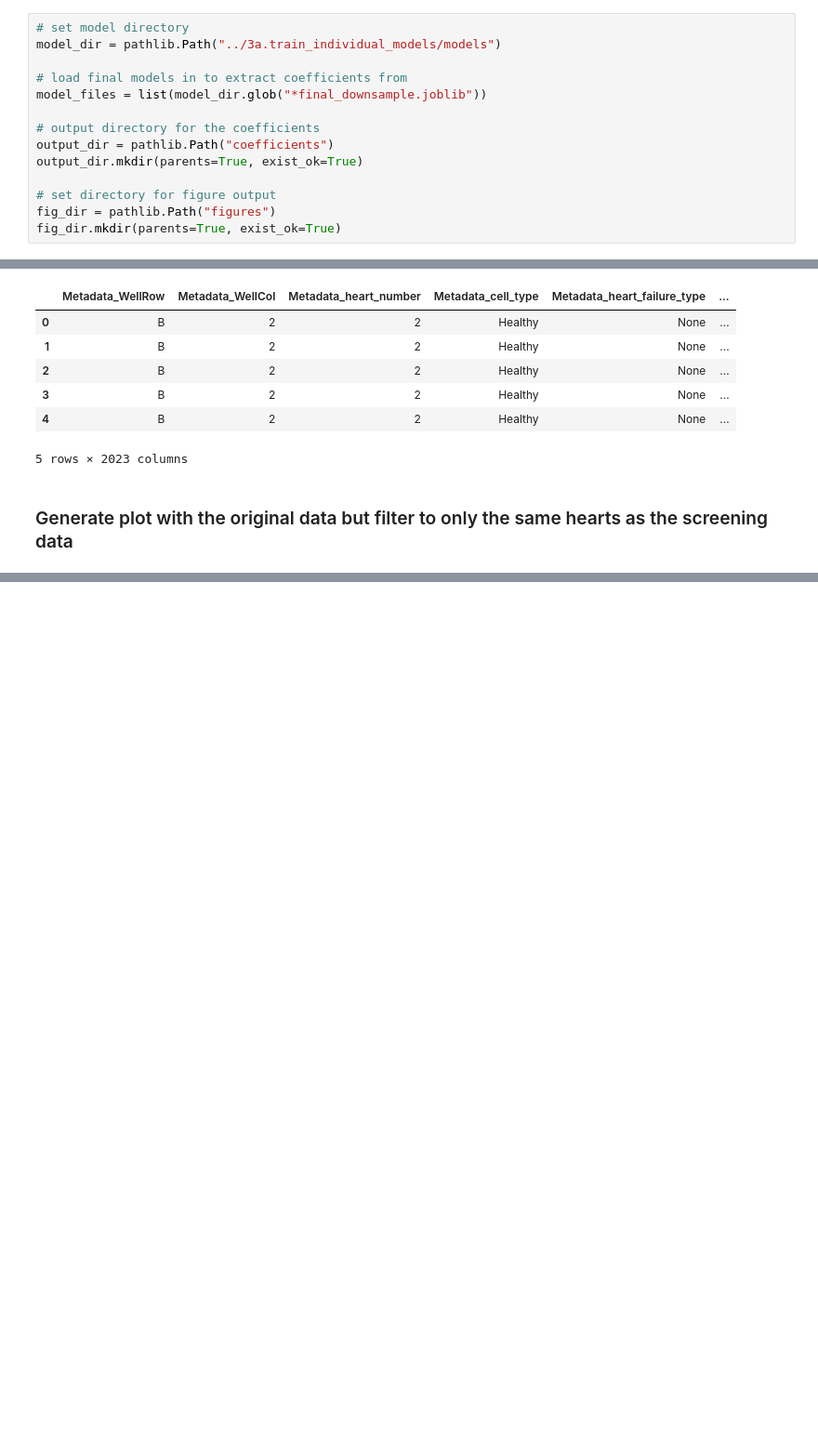
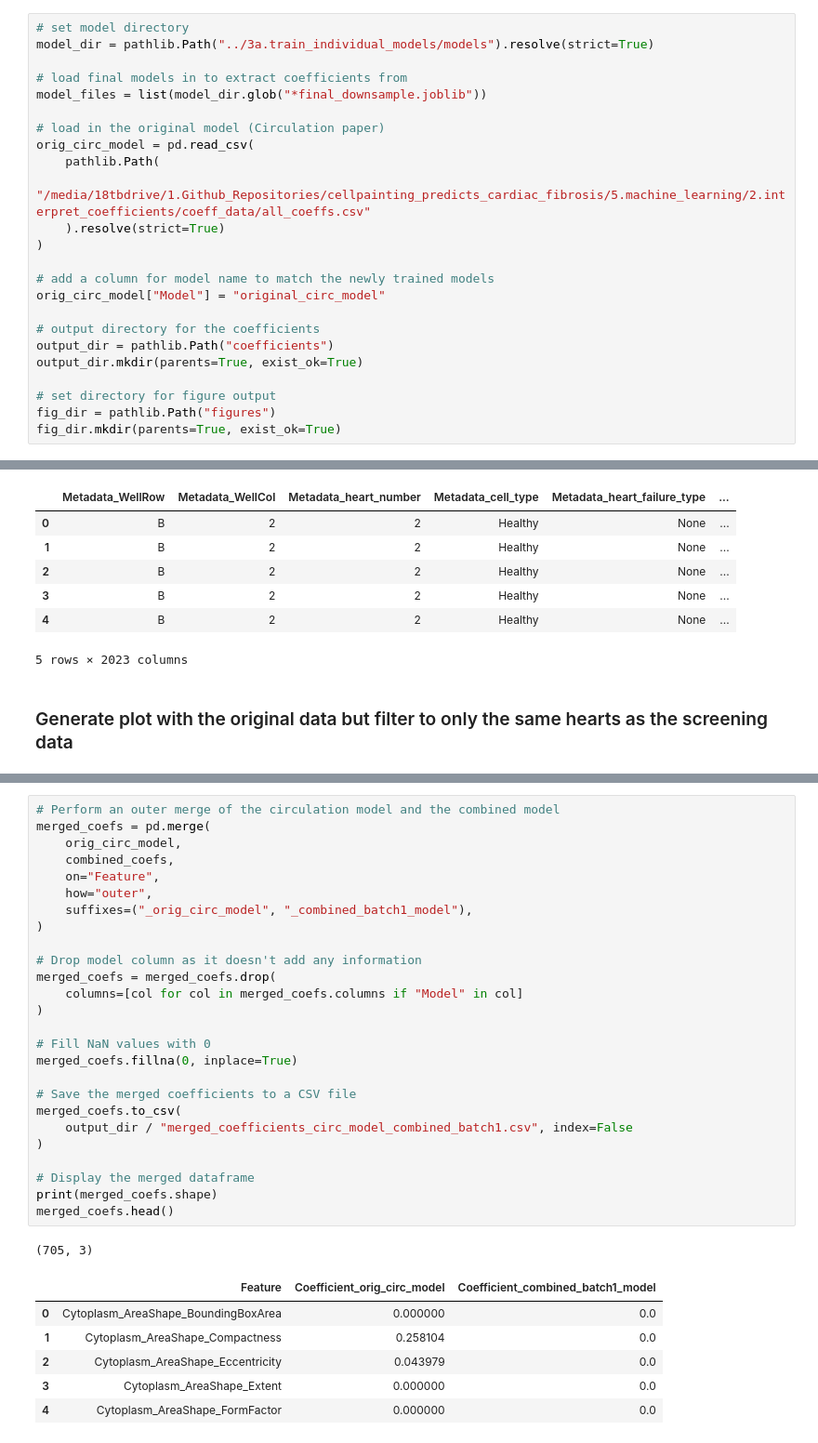
Before and after one commit to WayScience/targeted_fibrosis_drug_screen, a Jupyter notebook: 3b.exploratory_analysis/2.extract_coefficients.ipynb, the cells around one changed output, grey strips where cells are left out. Shown: that part at 93% size. Cells and saved outputs as stored; diff of their text form; blank space fills up the shorter version.

```diff
--- a/3b.exploratory_analysis/2.extract_coefficients.ipynb
+++ b/3b.exploratory_analysis/2.extract_coefficients.ipynb
@@ -11,10 +11,20 @@ import seaborn as sns
 import matplotlib.pyplot as plt
 # %%
 # set model directory
-model_dir = pathlib.Path("../3a.train_individual_models/models")
+model_dir = pathlib.Path("../3a.train_individual_models/models").resolve(strict=True)
 
 # load final models in to extract coefficients from
 model_files = list(model_dir.glob("*final_downsample.joblib"))
+
+# load in the original model (Circulation paper)
+orig_circ_model = pd.read_csv(
+    pathlib.Path(
+        "/media/18tbdrive/1.Github_Repositories/cellpainting_predicts_cardiac_fibrosis/5.machine_learning/2.interpret_coefficients/coeff_data/all_coeffs.csv"
+    ).resolve(strict=True)
+)
+
+# add a column for model name to match the newly trained models
+orig_circ_model["Model"] = "original_circ_model"
 
 # output directory for the coefficients
 output_dir = pathlib.Path("coefficients")
@@ -234,0 +263,34 @@ plt.show()
+# %%
+# Perform an outer merge of the circulation model and the combined model
+merged_coefs = pd.merge(
+    orig_circ_model,
+    combined_coefs,
+    on="Feature",
+    how="outer",
+    suffixes=("_orig_circ_model", "_combined_batch1_model"),
+)
+
+# Drop model column as it doesn't add any information
+merged_coefs = merged_coefs.drop(
+    columns=[col for col in merged_coefs.columns if "Model" in col]
+)
+
+# Fill NaN values with 0
+merged_coefs.fillna(0, inplace=True)
+
+# Save the merged coefficients to a CSV file
+merged_coefs.to_csv(
+    output_dir / "merged_coefficients_circ_model_combined_batch1.csv", index=False
+)
+
+# Display the merged dataframe
+print(merged_coefs.shape)
+merged_coefs.head()
+# %% [output]
+(705, 3)
+|  | Feature | Coefficient_orig_circ_model | Coefficient_combined_batch1_model |
+| 0 | Cytoplasm_AreaShape_BoundingBoxArea | 0.000000 | 0.0 |
+| 1 | Cytoplasm_AreaShape_Compactness | 0.258104 | 0.0 |
+| 2 | Cytoplasm_AreaShape_Eccentricity | 0.043979 | 0.0 |
+| 3 | Cytoplasm_AreaShape_Extent | 0.000000 | 0.0 |
+| 4 | Cytoplasm_AreaShape_FormFactor | 0.000000 | 0.0 |
```
Also changed, not shown: parts of 5 cells of this notebook, 5 other files.
